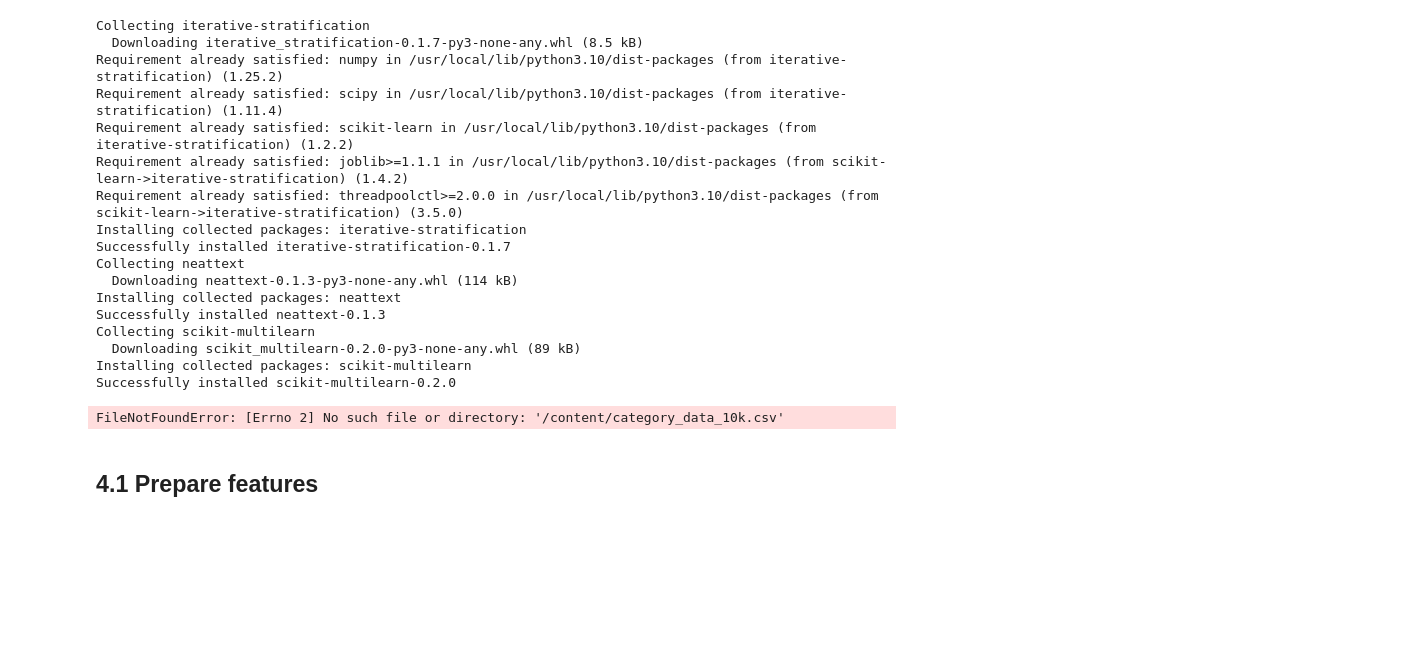
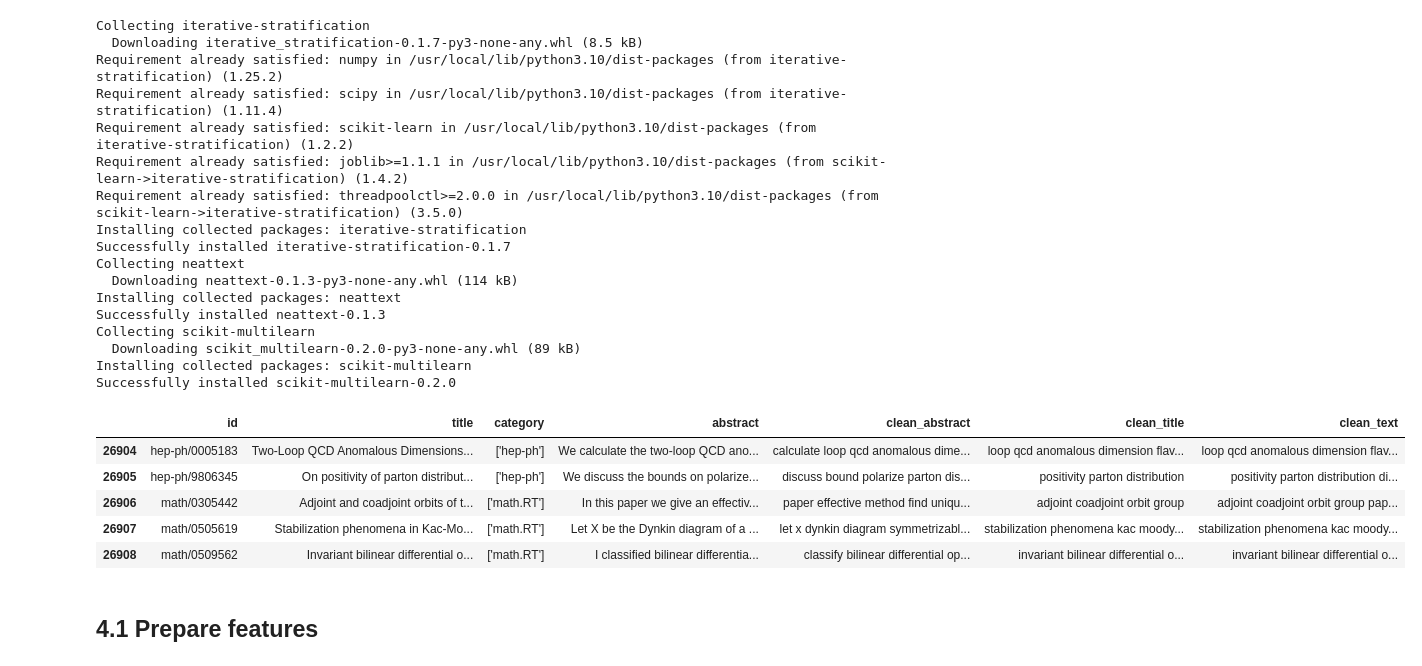
Before and after one commit to auroramugnai/ArXivClassification, a Jupyter notebook: ArXivClassification/category_classification.ipynb, the cells around one changed output. Saved outputs shown, nothing was run; the diff lists cells and outputs as text; code cells hidden in the pictures; blank space fills up the shorter version.

```diff
--- a/ArXivClassification/category_classification.ipynb
+++ b/ArXivClassification/category_classification.ipynb
@@ -279,10 +278,18 @@ from sklearn.preprocessing import MultiLabelBinarizer, normalize
 from sklearn.svm import SVC, LinearSVC
 from yellowbrick.classifier import ClassificationReport
 # %%
-df = pd.read_csv("category_data_10k.csv", dtype=str)
+with zipfile.ZipFile('./processed_data.zip', 'r') as zip_ref:
+    zip_ref.extractall()
+
+df = pd.read_csv("processed_data_01.csv", dtype=str)
 df.tail()
 # %% [output]
-FileNotFoundError: [Errno 2] No such file or directory: '/content/category_data_10k.csv'
+|  | id | title | category | abstract | clean_abstract | clean_title | clean_text |
+| 26904 | hep-ph/0005183 | Two-Loop QCD Anomalous Dimensions... | ['hep-ph'] | We calculate the two-loop QCD ano... | calculate loop qcd anomalous dime... | loop qcd anomalous dimension flav... | loop qcd anomalous dimension flav... |
+| 26905 | hep-ph/9806345 | On positivity of parton distribut... | ['hep-ph'] | We discuss the bounds on polarize... | discuss bound polarize parton dis... | positivity parton distribution | positivity parton distribution di... |
+| 26906 | math/0305442 | Adjoint and coadjoint orbits of t... | ['math.RT'] | In this paper we give an effectiv... | paper effective method find uniqu... | adjoint coadjoint orbit group | adjoint coadjoint orbit group pap... |
+| 26907 | math/0505619 | Stabilization phenomena in Kac-Mo... | ['math.RT'] | Let X be the Dynkin diagram of a ... | let x dynkin diagram symmetrizabl... | stabilization phenomena kac moody... | stabilization phenomena kac moody... |
+| 26908 | math/0509562 | Invariant bilinear differential o... | ['math.RT'] | I classified bilinear differentia... | classify bilinear differential op... | invariant bilinear differential o... | invariant bilinear differential o... |
 # %% [markdown]
 ## 4.1 Prepare features
 # %% [markdown]
```
Also changed, not shown: parts of 4 cells of this notebook.
